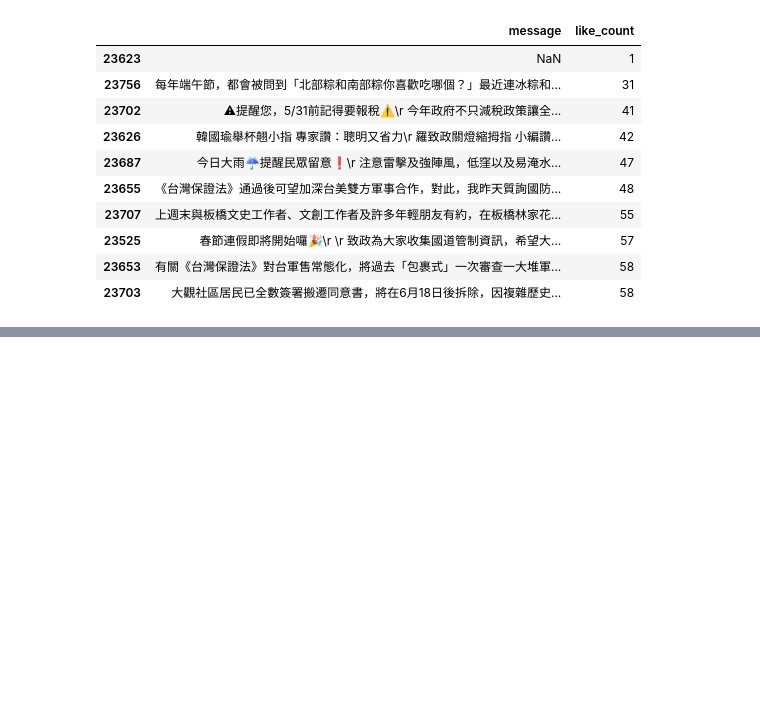
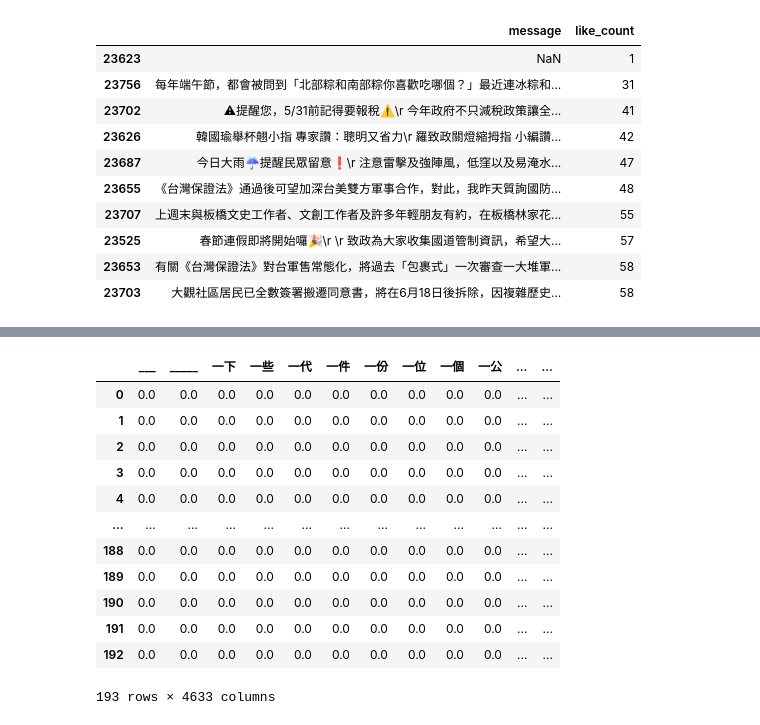
Before and after one commit to binying-lu/-2021-Politics-and-information, a Jupyter notebook: HW 04/9th_legislator_Banqiao_Lo.ipynb, the cells around one changed output, grey strips where cells are left out. Drawn from its saved outputs; the diff is of its cells as text; code cells hidden in the pictures; blank space fills up the shorter version.

```diff
--- a/HW 04/9th_legislator_Banqiao_Lo.ipynb
+++ b/HW 04/9th_legislator_Banqiao_Lo.ipynb
@@ -430,0 +533,3 @@ like_last10
+# %%
+temp = lo_post[(lo_post['like_count'] <= 1000) & (lo_post['like_count'] > 500)] #讚數大於500 小於1000才取 : 201  篇文章
+temp
@@ -430,0 +550,34 @@ like_last10
+# %%
+corpus = temp['jieba_results'].values.tolist() #如果不做這個、結果會不同 太generall
+# %%
+# TF-IDF
+# coding:utf-8
+
+#算字頻
+from sklearn.feature_extraction.text import CountVectorizer
+vectorizer = CountVectorizer()  # 計算單字出現在文件中的次數
+X = vectorizer.fit_transform(corpus) #  input must be a list, return a matrix (#of corpus) x (# of word) # 201 x 4835
+word = vectorizer.get_feature_names() # column name which is the word
+message_column = word
+
+#計算TFIDF
+from sklearn.feature_extraction.text import TfidfTransformer  # 計算tfidf
+transformer = TfidfTransformer()
+tfidf = transformer.fit_transform(X) # X : corpus x word matrix, output:201 x 4835
+# %%
+tfidf_view = pd.DataFrame(tfidf.toarray(), columns = vectorizer.get_feature_names())
+tfidf_view
+# %% [output]
+|  | ___ | _____ | 一下 | 一些 | 一代 | 一件 | 一份 | 一位 | 一個 | 一公 | ... | ... |
+| 0 | 0.0 | 0.0 | 0.0 | 0.0 | 0.0 | 0.0 | 0.0 | 0.0 | 0.0 | 0.0 | ... | ... |
+| 1 | 0.0 | 0.0 | 0.0 | 0.0 | 0.0 | 0.0 | 0.0 | 0.0 | 0.0 | 0.0 | ... | ... |
+| 2 | 0.0 | 0.0 | 0.0 | 0.0 | 0.0 | 0.0 | 0.0 | 0.0 | 0.0 | 0.0 | ... | ... |
+| 3 | 0.0 | 0.0 | 0.0 | 0.0 | 0.0 | 0.0 | 0.0 | 0.0 | 0.0 | 0.0 | ... | ... |
+| 4 | 0.0 | 0.0 | 0.0 | 0.0 | 0.0 | 0.0 | 0.0 | 0.0 | 0.0 | 0.0 | ... | ... |
+| ... | ... | ... | ... | ... | ... | ... | ... | ... | ... | ... | ... | ... |
+| 188 | 0.0 | 0.0 | 0.0 | 0.0 | 0.0 | 0.0 | 0.0 | 0.0 | 0.0 | 0.0 | ... | ... |
+| 189 | 0.0 | 0.0 | 0.0 | 0.0 | 0.0 | 0.0 | 0.0 | 0.0 | 0.0 | 0.0 | ... | ... |
+| 190 | 0.0 | 0.0 | 0.0 | 0.0 | 0.0 | 0.0 | 0.0 | 0.0 | 0.0 | 0.0 | ... | ... |
+| 191 | 0.0 | 0.0 | 0.0 | 0.0 | 0.0 | 0.0 | 0.0 | 0.0 | 0.0 | 0.0 | ... | ... |
+| 192 | 0.0 | 0.0 | 0.0 | 0.0 | 0.0 | 0.0 | 0.0 | 0.0 | 0.0 | 0.0 | ... | ... |
+193 rows × 4633 columns
```
Also changed, not shown: parts of 16 cells of this notebook, 4 other files.
